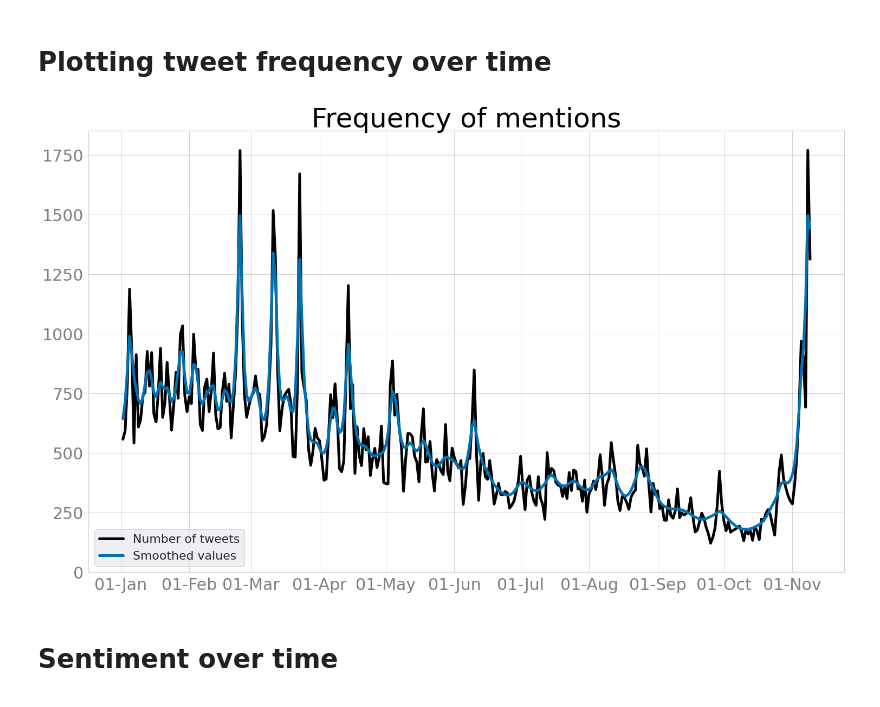
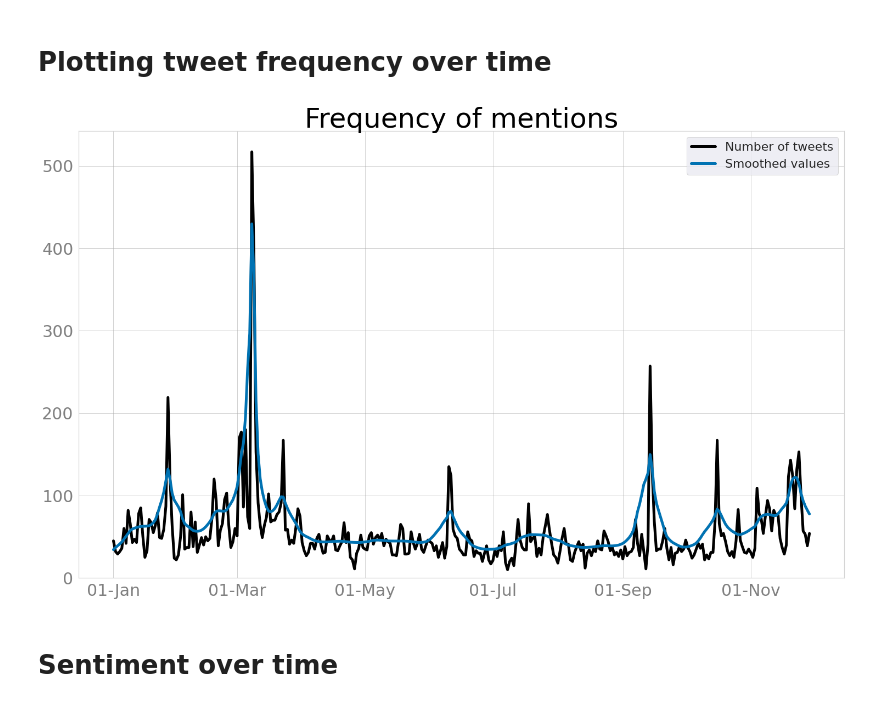
Before and after one commit to stinenyhus/HOPE-keyword-query-Twitter, a Jupyter notebook: notebooks/visualize_HOPE.ipynb, the cells around one changed output. Drawn from its saved outputs; the diff is of its cells as text; code cells hidden in the pictures.

```diff
--- a/notebooks/visualize_HOPE.ipynb
+++ b/notebooks/visualize_HOPE.ipynb
@@ -87,5 +112,5 @@ def get_tweet_frequencies(df):
 # %% [markdown]
 ### Define keyword searched for
 # %%
-data_prefix = "corona"
+data_prefix = "tvang"
 map_prefix = f"{data_prefix}_files"
@@ -117,31 +165,38 @@ df = get_tweet_frequencies(df.drop("nr_of_tweets", axis=1))
 # %% [markdown]
 # Plotting tweet frequency over time
 # %%
-smoothing_value = 2000
+smoothing_value = 500
 save = True
 
 fig, ax1, palette = set_base_plot_settings(fontsize=30, if_palette = True)
 
 ax1 = sns.lineplot(x="date", y="nr_of_tweets",
                   color = palette[0],
                    #alpha = 0.30,
                      linewidth = 5, data = df)
 
 ax1 = sns.lineplot(x="date", y=f"s{smoothing_value}_nr_of_tweets",
                   color = palette[5],
                      linewidth = 5, data = df)
 
+# For jul split
+# ax1 = sns.lineplot(x="date", y=f"split_smooth_nrtweets_{smoothing_value}",
+#                   color = palette[5],
+#                      linewidth = 5, data = df)
+
+
+
 fig, ax1 = set_late_plot_settings(if_dates = True)
 plt.legend(labels=['Number of tweets', "Smoothed values"])
 ax1.set_title("Frequency of mentions", fontdict = {'fontsize':50}, color = "Black")
 
 plot_name = f"../fig/{data_prefix}/{data_prefix}_freq_{smoothing_value}.png"
 if save:
     fig.savefig(plot_name)
 
 fig.show()
 # %% [output]
-[figure, old version]
+[figure, new version]
 # %% [markdown]
 # Sentiment over time
 # %% [markdown]
```
Also changed, not shown: parts of 16 cells of this notebook, 5 other files.
